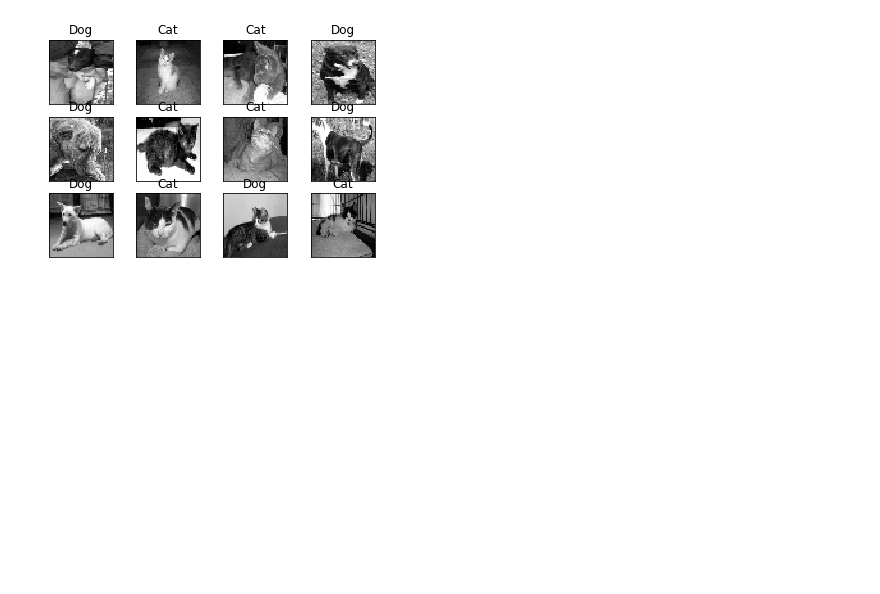
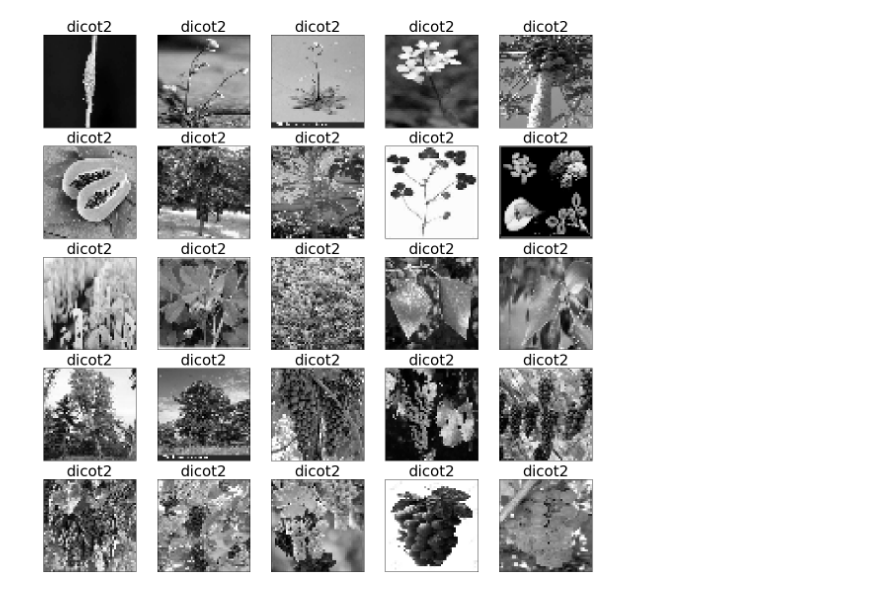
Before and after one commit to stconnolly4/Machine-Learning-Final-Project, a Jupyter notebook: CNN TUT/dogvcat.ipynb, the cells around one changed output. Drawn from its saved outputs; the diff is of its cells as text; code cells hidden in the pictures; blank space fills up the shorter version.

```diff
--- a/CNN TUT/dogvcat.ipynb
+++ b/CNN TUT/dogvcat.ipynb
@@ -25,18 +27,18 @@ def create_train_data():
         img = cv2.resize(cv2.imread(path, cv2.IMREAD_GRAYSCALE),(IMG_SIZE, IMG_SIZE))
         training_data.append([np.array(img), np.array(label)])
     shuffle(training_data)
-    np.save('train_data.npy', training_data)
+    np.save('train_data_'+str(class1)+'_v_'+str(class2)+'.npy', training_data)
     return training_data
 # %%
 def process_test_data():
     testing_data = []
     for img in tqdm(os.listdir(TEST_DIR)):
         path = os.path.join(TEST_DIR,img)
-        img_num = img.split('.')[0]
+        img_num = img.split('_')[-3]
         img = cv2.resize(cv2.imread(path, cv2.IMREAD_GRAYSCALE), (IMG_SIZE, IMG_SIZE))
         testing_data.append([np.array(img), img_num])
 
-    np.save('test_data.npy', testing_data)
+    np.save('test_data_'+str(class1)+'_v_'+str(class2)+'.npy', testing_data)
     return testing_data
 # %%
 train_data = create_train_data()
@@ -105,8 +89,8 @@ WARNING:tensorflow:From c:\users\djenz\appdata\local\programs\python\python37\li
 #     model.load(MODEL_NAME)
 #     print("model loaded")
 # %%
-train = train_data[:-500]
-test = train_data[-500:]
+train = train_data[:-20]
+test = train_data[-20:]
 # %%
 X = np.array([i[0] for i in train]).reshape(-1, IMG_SIZE, IMG_SIZE, 1)
 Y = [i[1] for i in train]
@@ -115,7 +99,7 @@ test_x = np.array([i[0] for i in test]).reshape(-1, IMG_SIZE, IMG_SIZE, 1)
 test_y = [i[1] for i in test]
 # %%
 # Train the network
-model.fit({'input': X}, {'targets': Y}, n_epoch=10, validation_set=({'input': test_x}, {'targets': test_y}),
+model.fit({'input': X}, {'targets': Y}, n_epoch=50, validation_set=({'input': test_x}, {'targets': test_y}),
     snapshot_step=500, show_metric=True, run_id=MODEL_NAME)
 # tensorboard --logdir="C:\Users\djenz\OneDrive - University of Vermont\Machine-Learning-Final-Project\CNN TUT\log"
 # %% [output]
@@ -131,36 +115,37 @@ INFO:tensorflow:C:\Users\djenz\OneDrive - University of Vermont\Machine-Learning
 # %%
 import matplotlib.pyplot as plt
 
 # if you don't have this file yet
-#test_data = process_test_data()
+test_data = process_test_data()
 #if you already have it
-test_data = np.load('test_data.npy', allow_pickle=True)
+#test_data = np.load('test_data_'+str(class1)+'_v_'+str(class2)+'.npy', allow_pickle=True)
 
-fig = plt.figure()
+fig = plt.figure(figsize=(20,20))
 
-for num, data in enumerate(test_data[:12]):
+for num, data in enumerate(test_data[:25]):
     # cat : [1,0]
     # dog : [0,1]
 
     img_num = data[1]
     img_data = data[0]
 
-    y = fig.add_subplot(3,4,num+1)
+    y = fig.add_subplot(5,5,num+1)
     orig = img_data
     data = img_data.reshape(IMG_SIZE,IMG_SIZE,1)
 
     model_out = model.predict([data])[0]
 
-    if np.argmax(model_out) == 1: str_label="Dog"
-    else: str_label="Cat"
+    if np.argmax(model_out) == 1: str_label=class2
+    else: str_label=class1
 
     y.imshow(orig, cmap='gray')
-    plt.title(str_label)
+    plt.title(str_label, fontsize=30)
     y.axes.get_xaxis().set_visible(False)
     y.axes.get_yaxis().set_visible(False)
+plt.savefig(class1+"+"+class2)
 plt.show()
 # %% [output]
-[figure, old version]
+[figure, new version]
 # %%
 with open('submission-file.csv','w') as f:
     f.write('id,label\n')
```
Also changed, not shown: parts of 6 cells of this notebook, 10 other files.
